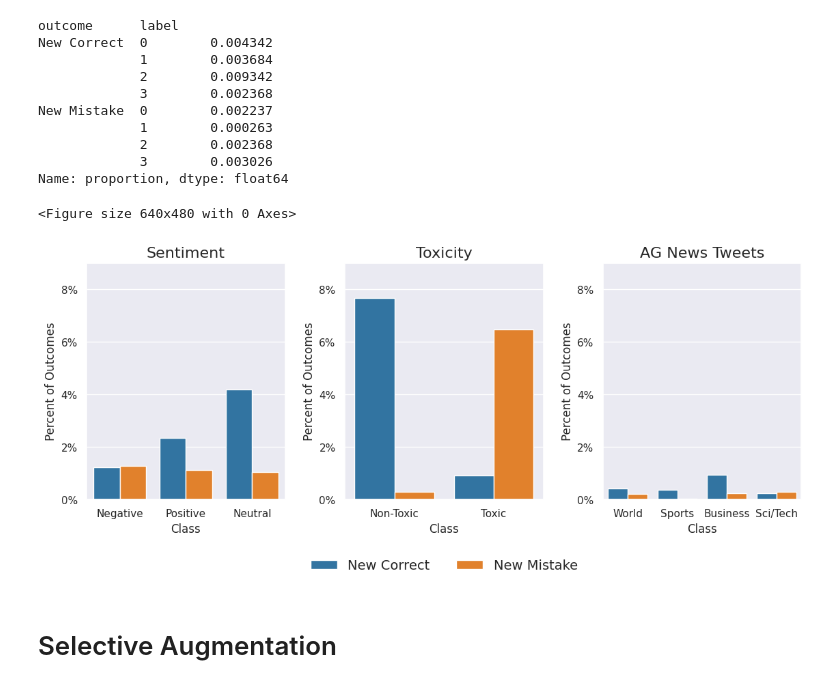
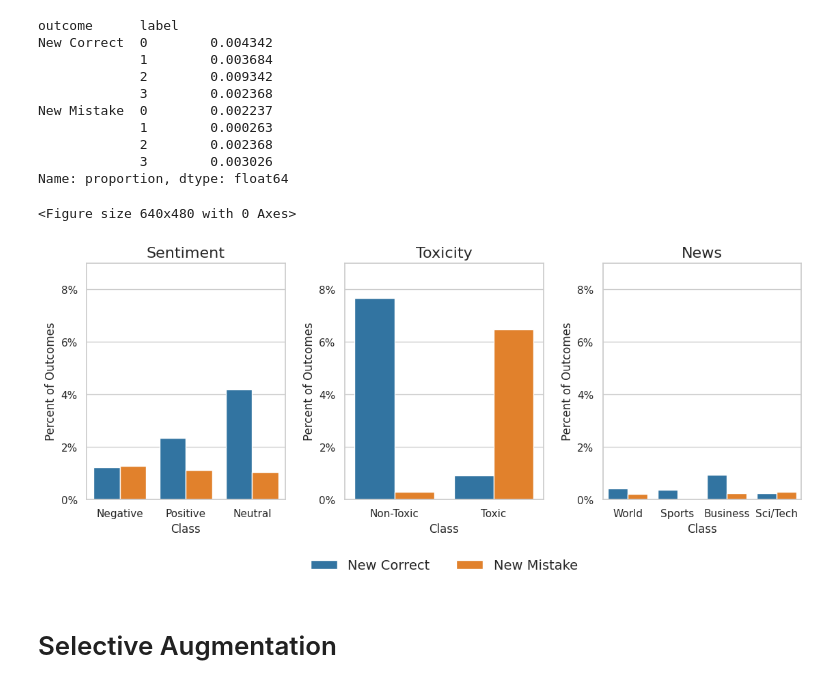
Before and after one commit to Kyle1668/LLM-TTA, a Jupyter notebook: notebooks/method_analysis_paper.ipynb, the cells around one changed output. Drawn from its saved outputs; the diff is of its cells as text; code cells hidden in the pictures.

```diff
--- a/notebooks/method_analysis_paper.ipynb
+++ b/notebooks/method_analysis_paper.ipynb
@@ -8,11 +8,12 @@ import pandas as pd
 import seaborn as sns
 import matplotlib.pyplot as plt
 from tqdm import tqdm
+from scipy.stats import pointbiserialr
 from datasets import load_dataset, load_from_disk
 from sklearn.metrics import classification_report
 
 tqdm.pandas()
-sns.set_style("darkgrid")
+sns.set_style("whitegrid")
 sns.set_context("notebook")
 aug_regex = re.compile(r"<aug>(.*?)</aug>", re.DOTALL)
 # %%
@@ -362,0 +402,37 @@ Name: count, dtype: int64
+# %%
+def aggregate_predictions(predictions, num_predictions, use_test_input):
+    try:
+        ablation_preds = predictions[:num_predictions]
+        if use_test_input:
+            ablation_preds = ablation_preds.tolist() + [predictions[-1]]
+
+        mean_distribution = np.mean(ablation_preds, axis=0) if len(ablation_preds) > 1 else ablation_preds[0]
+        predicted_class = np.argmax(mean_distribution)
+        return predicted_class
+    except:
+        return -1
+
+
+perf_records = []
+inference_ablation_splits = [split for split in inference_logs.keys() if "Ablate" not in split and "BERT" in split]
+for split_name in tqdm(inference_ablation_splits):
+    dataset = parse_task_name(split_name)
+    distribution = parse_distribution(split_name)
+    model = parse_model(split_name)
+    method = parse_tta_method(split_name)
+
+    current_frame = inference_logs[split_name].to_pandas()
+    for use_source in [False, True]:
+        for num_augmentations in range(1, 5):
+            judgments = current_frame["tta_all_class_probs"].apply(lambda x: aggregate_predictions(x, num_augmentations, use_source))
+            accuracy = classification_report(current_frame["label"], judgments, output_dict=True)["accuracy"]
+            perf_records.append({
+                "dataset": dataset,
+                "distribution": distribution,
+                "model": model,
+                "method": method,
+                "use_source": use_source,
+                "num_augmentations": num_augmentations,
+                "accuracy": accuracy,
+                "delta": accuracy - no_tta_accuracies[split_name],
+            })
@@ -470,34 +678,34 @@ for i in range(3):
     axes[i].set_ylim(0, 0.09)
 
     # set y label to percent of overall outcomes
     axes[i].set_ylabel("Percent of Outcomes")
 
     # set x label to Class
     axes[i].set_xlabel("Class")
 
     # have fewer ticks on the y axis
     axes[i].locator_params(axis="y", nbins=5)
 
     # set titles
     title_text = {
         0: "Sentiment",
         1: "Toxicity",
-        2: "AG News Tweets",
+        2: "News",
     }
     axes[i].set_title(title_text[i], fontsize=TITLE_FONT_SIZE)
 
     # have a single legend which is centered below the plot
     if i == 1:
         axes[i].legend(loc="upper center", bbox_to_anchor=(0.5, -0.20), ncol=3, frameon=False, fontsize=14)
     else:
         axes[i].get_legend().remove()
 
 # add more horizental spacing for y labels
 fig.subplots_adjust(wspace=WSPACE)
 fig.savefig("figures/method_analysis_class_analysis.png", bbox_inches="tight")
 fig.show()
 # %% [output]
 <Figure size 640x480 with 0 Axes>
-[figure, old version]
+[figure, new version]
 # %% [markdown]
 # Selective Augmentation
```
Also changed, not shown: parts of 13 cells of this notebook, 10 other files.
